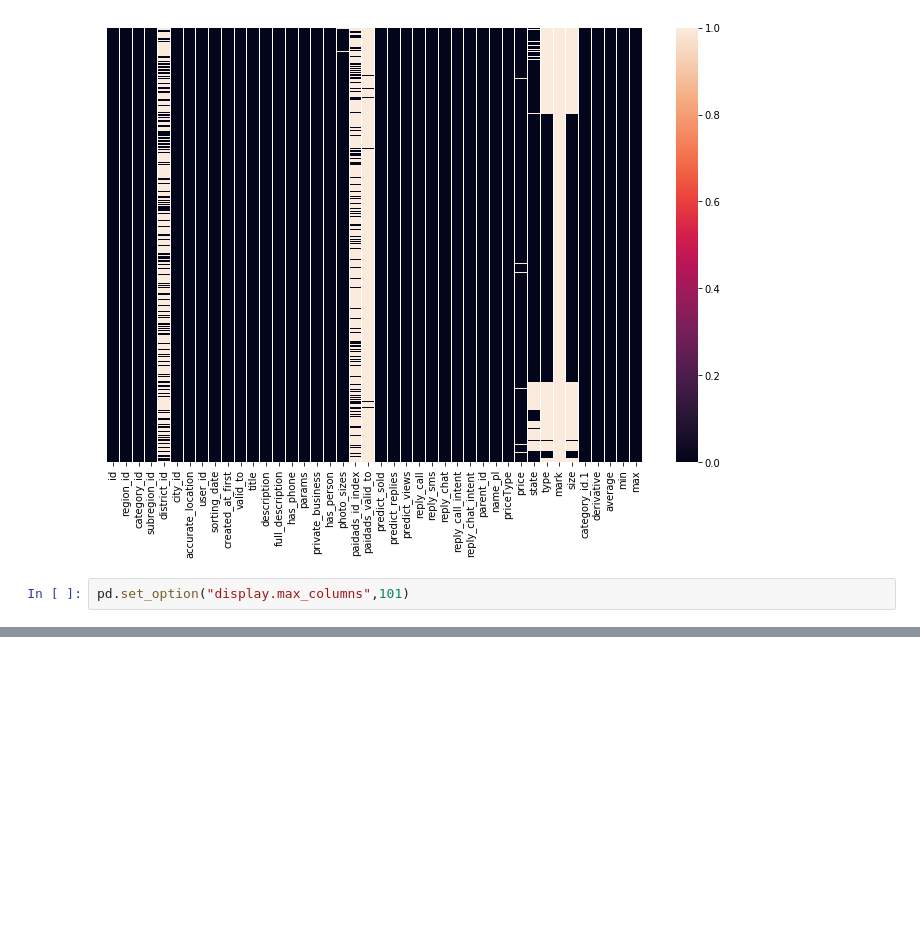
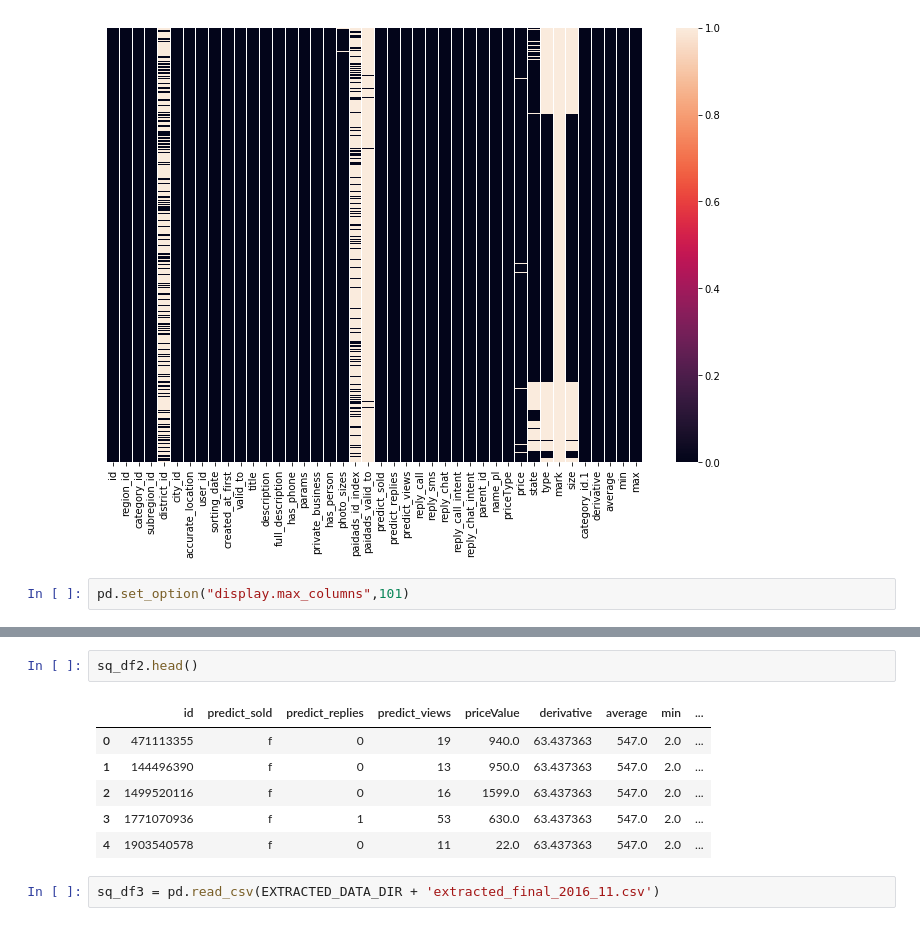
Before and after one commit to Kotuzo/EPIK_Solution, a Jupyter notebook: jp_notebooks/Ruperdt/Untitled.ipynb, the cells around one changed output, grey strips where cells are left out. Cells and saved outputs as stored; diff of their text form; blank space fills up the shorter version.

```diff
--- a/jp_notebooks/Ruperdt/Untitled.ipynb
+++ b/jp_notebooks/Ruperdt/Untitled.ipynb
@@ -74,0 +99,11 @@ sf_df['priceType'] = pd.get_dummies(sq_df1['priceType'], drop_first=True)
+# %%
+sq_df2.head()
+# %% [output]
+|  | id | predict_sold | predict_replies | predict_views | priceValue | derivative | average | min | ... |
+| 0 | 471113355 | f | 0 | 19 | 940.0 | 63.437363 | 547.0 | 2.0 | ... |
+| 1 | 144496390 | f | 0 | 13 | 950.0 | 63.437363 | 547.0 | 2.0 | ... |
+| 2 | 1499520116 | f | 0 | 16 | 1599.0 | 63.437363 | 547.0 | 2.0 | ... |
+| 3 | 1771070936 | f | 1 | 53 | 630.0 | 63.437363 | 547.0 | 2.0 | ... |
+| 4 | 1903540578 | f | 0 | 11 | 22.0 | 63.437363 | 547.0 | 2.0 | ... |
+# %%
+sq_df3 = pd.read_csv(EXTRACTED_DATA_DIR + 'extracted_final_2016_11.csv')
```
Also changed, not shown: parts of 13 cells of this notebook, 3 other files.
